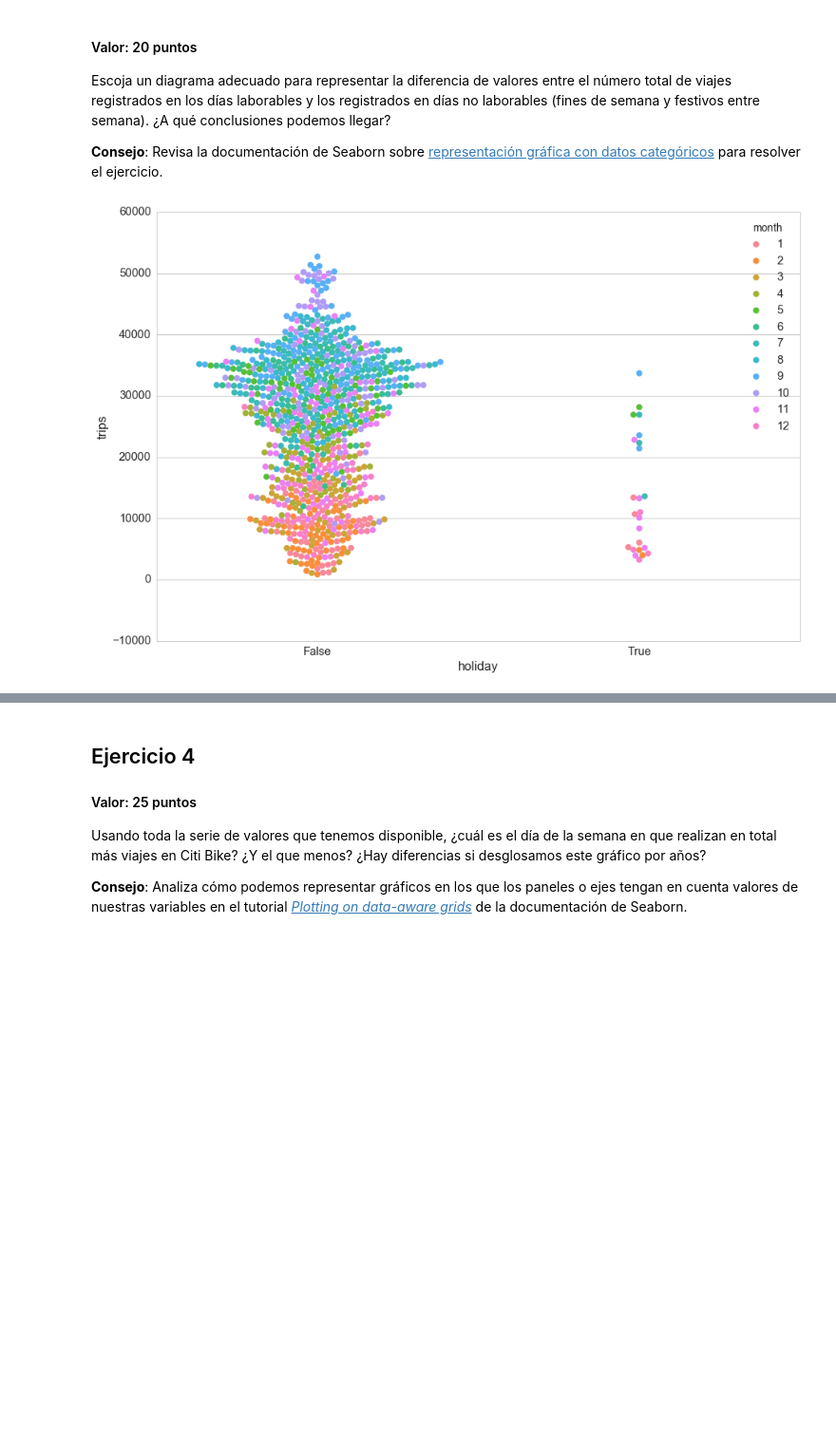
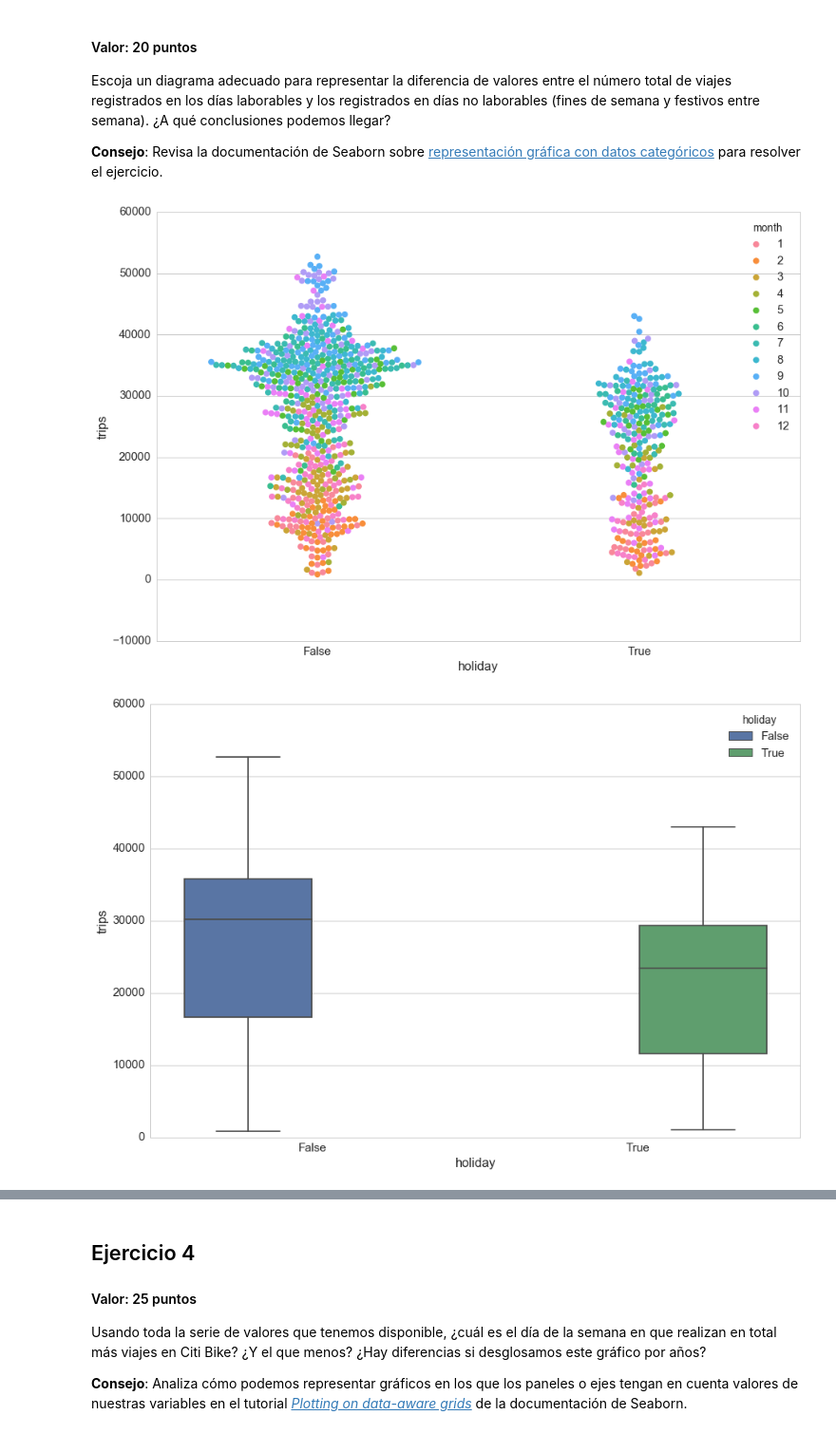
Before and after one commit to jvicentem/pandas-and-seaborn-assignment, a Jupyter notebook: Citi Bike System NYC.ipynb, the cells around one changed output, grey strips where cells are left out. Shown at 95% size. Drawn from its saved outputs; the diff is of its cells as text; code cells hidden in the pictures; blank space fills up the shorter version.

```diff
--- a/Citi Bike System NYC.ipynb
+++ b/Citi Bike System NYC.ipynb
@@ -185,12 +185,18 @@ Escoja un diagrama adecuado para representar la diferencia de valores entre el n
 
 **Consejo**: Revisa la documentación de Seaborn sobre [representación gráfica con datos categóricos](http://seaborn.pydata.org/tutorial/categorical.html#categorical-tutorial) para resolver el ejercicio.
 # %%
+bikes_df_holidays = bikes_df[['trips', 'holiday', 'month', 'dow']]
+pd.options.mode.chained_assignment = None
+bikes_df_holidays.loc[ (bikes_df_holidays.dow == 0) | (bikes_df_holidays.dow == 6), 'holiday'] = True
+
 sns.plt.figure(figsize=(15, 10))
-sns.swarmplot(x='holiday', y='trips', hue='month', size=8, data=bikes_df)
+sns.swarmplot(x='holiday', y='trips', hue='month', size=8, data=bikes_df_holidays)
 sns.plt.show()
 
-#sns.plt.figure(figsize=(15, 10))
-#sns.boxplot(x='holiday', y='trips', hue='holiday', data=bikes_df);
+sns.plt.figure(figsize=(15, 10))
+sns.boxplot(x='holiday', y='trips', hue='holiday', data=bikes_df_holidays)
+sns.plt.show()
 # %% [output]
-[figure, old version]
+[figure, new version]
+[figure, added]
 # %% [markdown]
```
Also changed, not shown: parts of 8 cells of this notebook.
